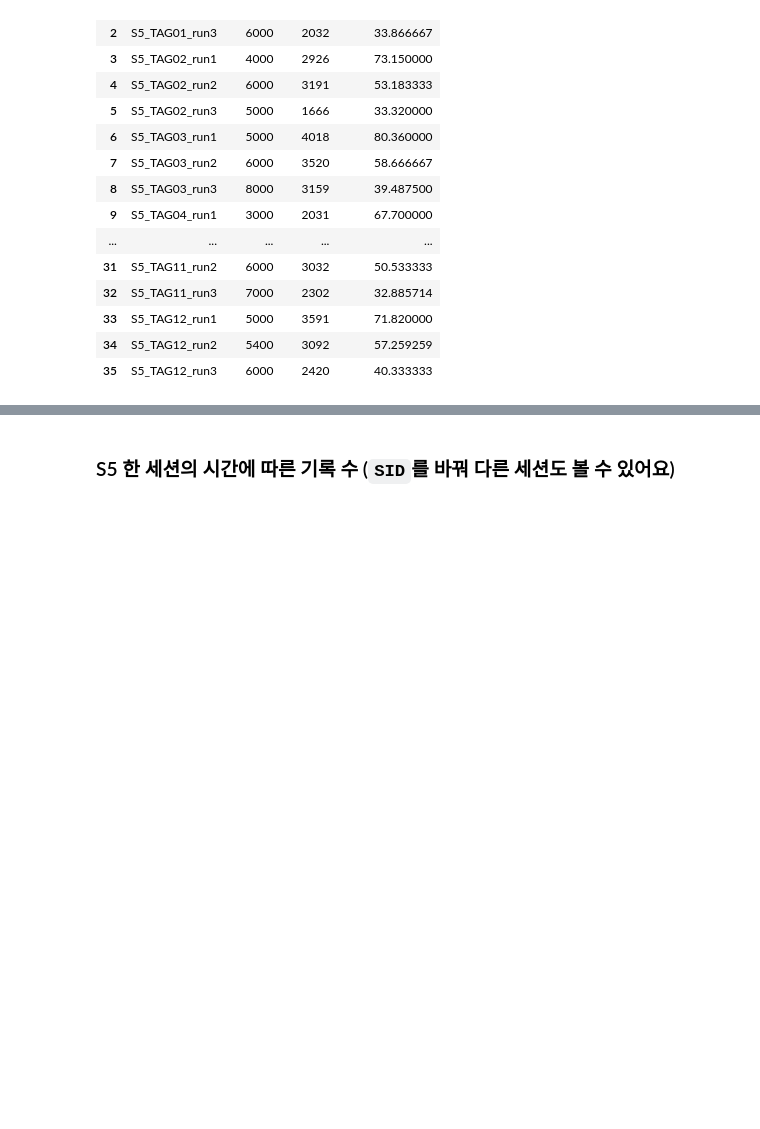
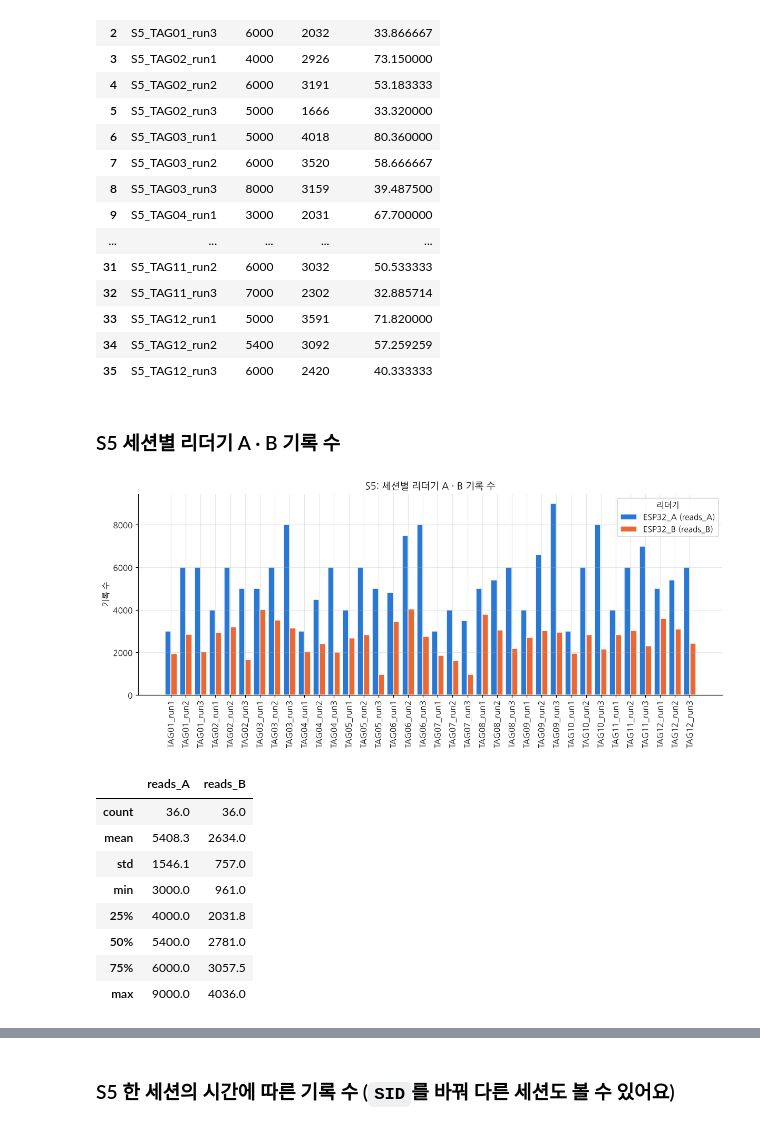
Before and after one commit to Diosong529/empty, a Jupyter notebook: RFID_자료집.ipynb, the cells around one changed output, grey strips where cells are left out. Saved outputs shown, nothing was run; the diff lists cells and outputs as text; code cells hidden in the pictures; blank space fills up the shorter version.

```diff
--- a/RFID_자료집.ipynb
+++ b/RFID_자료집.ipynb
@@ -750,4 +750,30 @@ s5_rate
 | 33 | S5_TAG12_run1 | 5000 | 3591 | 71.820000 |
 | 34 | S5_TAG12_run2 | 5400 | 3092 | 57.259259 |
 | 35 | S5_TAG12_run3 | 6000 | 2420 | 40.333333 |
+# %% [markdown]
+### S5 세션별 리더기 A · B 기록 수
+# %%
+labels = s5_rate["session_id"].str.replace("S5_", "")
+x = np.arange(len(s5_rate))
+fig, ax = plt.subplots(figsize=(13, 4.5))
+ax.bar(x - 0.21, s5_rate["reads_A"], width=0.4, color=COLORS[0], edgecolor="white", label="ESP32_A (reads_A)")
+ax.bar(x + 0.21, s5_rate["reads_B"], width=0.4, color=COLORS[1], edgecolor="white", label="ESP32_B (reads_B)")
+ax.set_xticks(x, labels, rotation=90)
+ax.set_ylabel("기록 수")
+ax.set_title("S5: 세션별 리더기 A · B 기록 수")
+ax.legend(title="리더기")
+save(fig, "S5_세션별_리더기별_기록수")
+plt.show()
+s5_rate[["session_id", "reads_A", "reads_B"]].describe().round(1)
+# %% [output]
+[figure, added]
+|  | reads_A | reads_B |
+| count | 36.0 | 36.0 |
+| mean | 5408.3 | 2634.0 |
+| std | 1546.1 | 757.0 |
+| min | 3000.0 | 961.0 |
+| 25% | 4000.0 | 2031.8 |
+| 50% | 5400.0 | 2781.0 |
+| 75% | 6000.0 | 3057.5 |
+| max | 9000.0 | 4036.0 |
 # %% [markdown]
```
Also changed, not shown: parts of 5 cells of this notebook, 5 other files.
